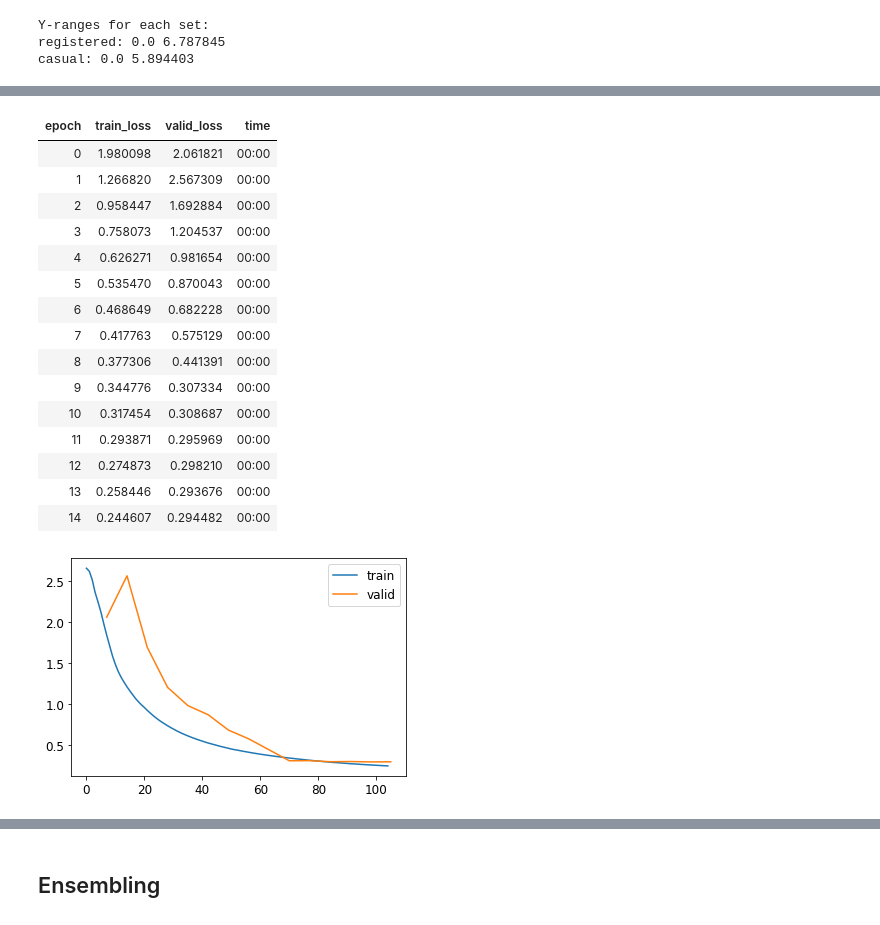
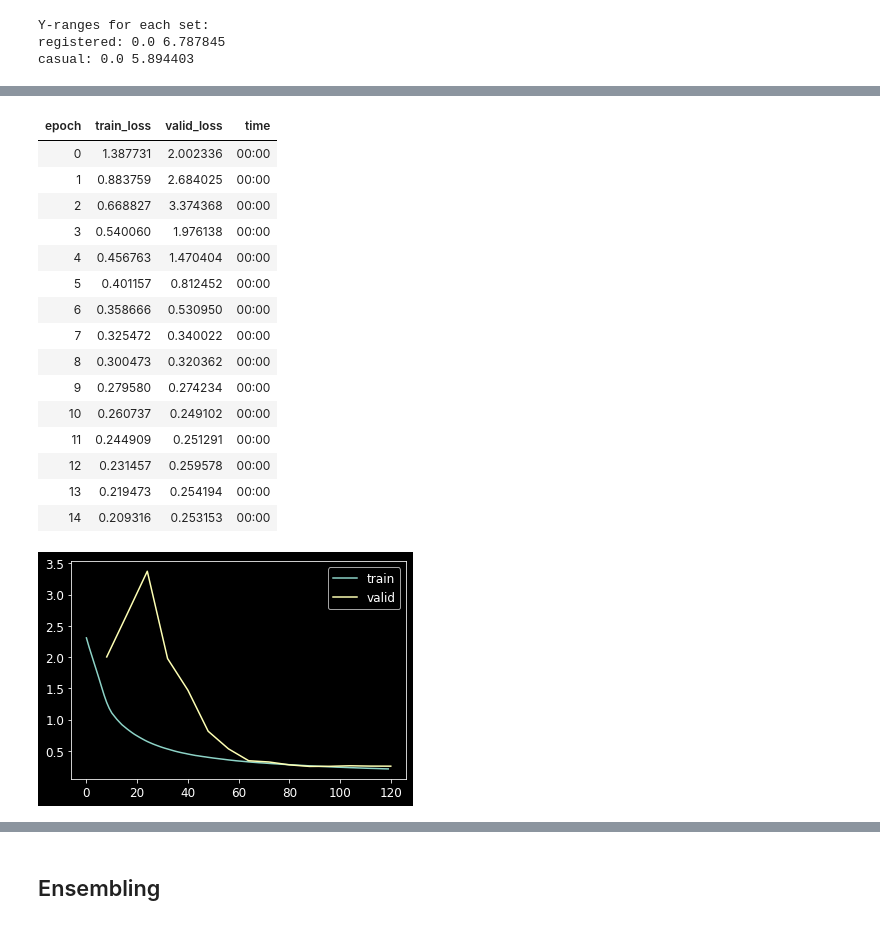
Before and after one commit to atticusmatticus/fastai_files, a Jupyter notebook: 09_bike_sharing_model-2.ipynb, the cells around one changed output, grey strips where cells are left out. Drawn from its saved outputs; the diff is of its cells as text; code cells hidden in the pictures.

Commit message:
Two-step training for nn. Revised some rf parameters.

```diff
--- a/09_bike_sharing_model-2.ipynb
+++ b/09_bike_sharing_model-2.ipynb
@@ -22,3 +19,15 @@ minLeafSamp = 15
+# %%
+## Hyperparameters
+
+validDays = 17
+minLeafSamp = 1
+trainEpochs1_r = 10
+trainEpochs2_r = 10
+trainEpochs1_c = 15
+trainEpochs2_c = 10
+layer1 = 200
+layer2 = 100
+layer3 = 50
 # %%
 !cat /home/xar/.kaggle/kaggle.json
 # %% [output]
@@ -416,7 +425,7 @@ casual:      406
 # %% [markdown]
 ### Creating a Random Forest
 # %%
-def rf(xs, y, n_estimators=400, max_samples=5_000, max_features=0.5,
+def rf(xs, y, n_estimators=1000, max_samples=None, max_features=0.5,
        min_samples_leaf=minLeafSamp, **kwargs):
     return RandomForestRegressor(n_jobs=-1,
                                  n_estimators=n_estimators,
@@ -1026,12 +1026,9 @@ From the original RMSLE of 0.555341 it get's worse if we drop any columns.
 # %%
-# toDrop = []
+toDrop = ['datetimeDay']
 
-# xsFinal = xsFinal.drop(columns=toDrop)
-# validXsFinal = validXsFinal.drop(columns=toDrop)
-# testXsFinal = testXsFinal.drop(columns=toDrop)
-
-# print(xsFinal.columns == validXsFinal.columns, xsFinal.columns == testXsFinal.columns)
-# xsFinal.columns, validXsFinal.columns, testXsFinal.columns
+xsFinal_c = xsFinal_c.drop(columns=toDrop)
+validXsFinal_c = validXsFinal_c.drop(columns=toDrop)
+testXsFinal_c = testXsFinal_c.drop(columns=toDrop)
 # %% [markdown]
 Remake the model now that we've dropped columns,
 # %%
@@ -1356,9 +1356,9 @@ casual: 0.0 5.894403
 dls_r = toTrainNN_r.dataloaders(bs=1024)
 dls_c = toTrainNN_c.dataloaders(bs=1024)
 
-learn_r = tabular_learner(dls_r, layers=[200,100], n_out=1,
+learn_r = tabular_learner(dls_r, layers=[layer1,layer2,layer3], n_out=1,
                          y_range=(0,7), loss_func=F.mse_loss)
-learn_c = tabular_learner(dls_c, layers=[200,100], n_out=1,
+learn_c = tabular_learner(dls_c, layers=[layer1,layer2,layer3], n_out=1,
                          y_range=(0,6), loss_func=F.mse_loss)
 # %%
 lrMin_r,lrSteep_r = learn_r.lr_find()
@@ -1402,24 +1397,24 @@ learn_r.recorder.plot_loss(skip_start=0)
 # %%
-learn_c.fit_one_cycle(15, lr_max=lrMin_c)
+learn_c.fit_one_cycle(trainEpochs1_c, lr_max=lrMin_c)
 learn_c.recorder.plot_loss(skip_start=0)
 # %% [output]
 | epoch | train_loss | valid_loss | time |
-| 0 | 1.980098 | 2.061821 | 00:00 |
-| 1 | 1.266820 | 2.567309 | 00:00 |
-| 2 | 0.958447 | 1.692884 | 00:00 |
-| 3 | 0.758073 | 1.204537 | 00:00 |
-| 4 | 0.626271 | 0.981654 | 00:00 |
-| 5 | 0.535470 | 0.870043 | 00:00 |
-| 6 | 0.468649 | 0.682228 | 00:00 |
-| 7 | 0.417763 | 0.575129 | 00:00 |
-| 8 | 0.377306 | 0.441391 | 00:00 |
-| 9 | 0.344776 | 0.307334 | 00:00 |
-| 10 | 0.317454 | 0.308687 | 00:00 |
-| 11 | 0.293871 | 0.295969 | 00:00 |
-| 12 | 0.274873 | 0.298210 | 00:00 |
-| 13 | 0.258446 | 0.293676 | 00:00 |
-| 14 | 0.244607 | 0.294482 | 00:00 |
+| 0 | 1.387731 | 2.002336 | 00:00 |
+| 1 | 0.883759 | 2.684025 | 00:00 |
+| 2 | 0.668827 | 3.374368 | 00:00 |
+| 3 | 0.540060 | 1.976138 | 00:00 |
+| 4 | 0.456763 | 1.470404 | 00:00 |
+| 5 | 0.401157 | 0.812452 | 00:00 |
+| 6 | 0.358666 | 0.530950 | 00:00 |
+| 7 | 0.325472 | 0.340022 | 00:00 |
+| 8 | 0.300473 | 0.320362 | 00:00 |
+| 9 | 0.279580 | 0.274234 | 00:00 |
+| 10 | 0.260737 | 0.249102 | 00:00 |
+| 11 | 0.244909 | 0.251291 | 00:00 |
+| 12 | 0.231457 | 0.259578 | 00:00 |
+| 13 | 0.219473 | 0.254194 | 00:00 |
+| 14 | 0.209316 | 0.253153 | 00:00 |
-[figure, old version]
+[figure, new version]
 # %%
 lrMin_r,lrSteep_r = learn_r.lr_find()
 print('registered:')
```
Also changed, not shown: parts of 136 cells of this notebook.
